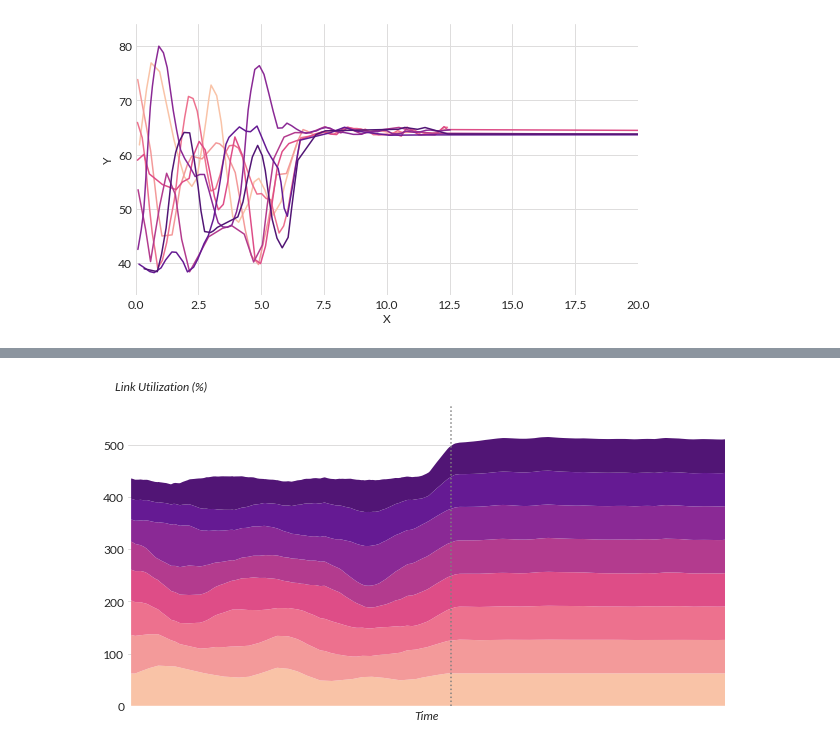
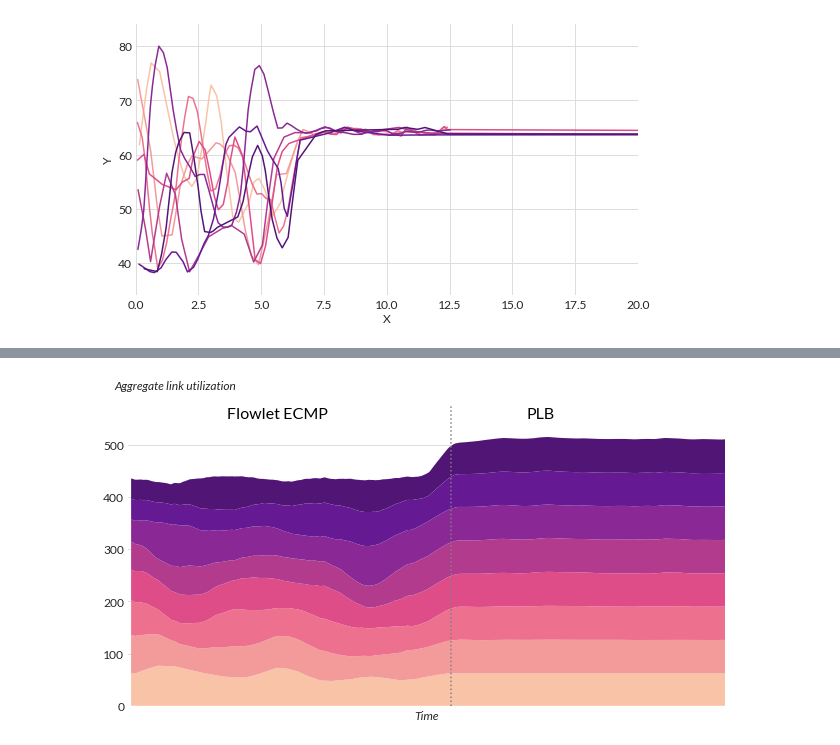
Before and after one commit to brucespang/quals, a Jupyter notebook: Figure 2 - plb.ipynb, the cells around one changed output, grey strips where cells are left out. Drawn from its saved outputs; the diff is of its cells as text; code cells hidden in the pictures.

```diff
--- a/Figure 2 - plb.ipynb
+++ b/Figure 2 - plb.ipynb
@@ -118,7 +118,7 @@ def interp(df, x, y):
     df[y] = interp_nans(df[x], df[y])
     return df[[x,y]]
 
-def stackplot(data, x, y, hue, cmap=palettes.neon):
+def stackplot(data, x, y, hue, cmap=plorts.palettes.neon):
     combined_df = []
     for x_val in df[x]:
         for h_val in set(df[hue]):
@@ -160,7 +160,7 @@ def stackplot(data, x, y, hue, cmap=palettes.neon):
         yss.append(np.array(ys, dtype=float))
 
     if cmap is not None:
-        colors = colors_from_hue(interpolated, hue, cmap)
+        colors = plorts.colors_from_hue(interpolated, hue, cmap)
     else:
         colors = None
 
@@ -173,9 +173,13 @@ def stackplot(data, x, y, hue, cmap=palettes.neon):
 # %%
 stackplot(df, x='X', y='Y', hue='dataset')
 plt.xlabel("Time")
+plt.ylabel("Aggregate link utilization")
 plt.axis(xmin=0, xmax=12)
 plt.xticks([])
 plt.axvline(x=6.5, linestyle=":", color="grey")
+plt.text(2, 550, "Flowlet ECMP", fontsize=16)
+plt.text(8, 550, "PLB", fontsize=16)
 plorts.style_axis()
+plt.savefig("fig_2.pdf")
 # %% [output]
-[figure, old version]
+[figure, new version]
```
Also changed, not shown: parts of 2 cells of this notebook, 6 other files.
